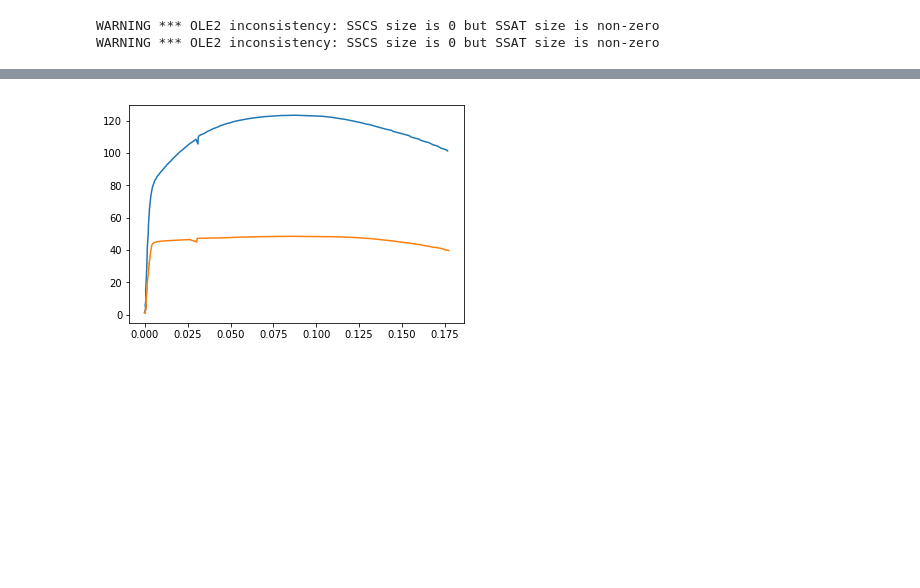
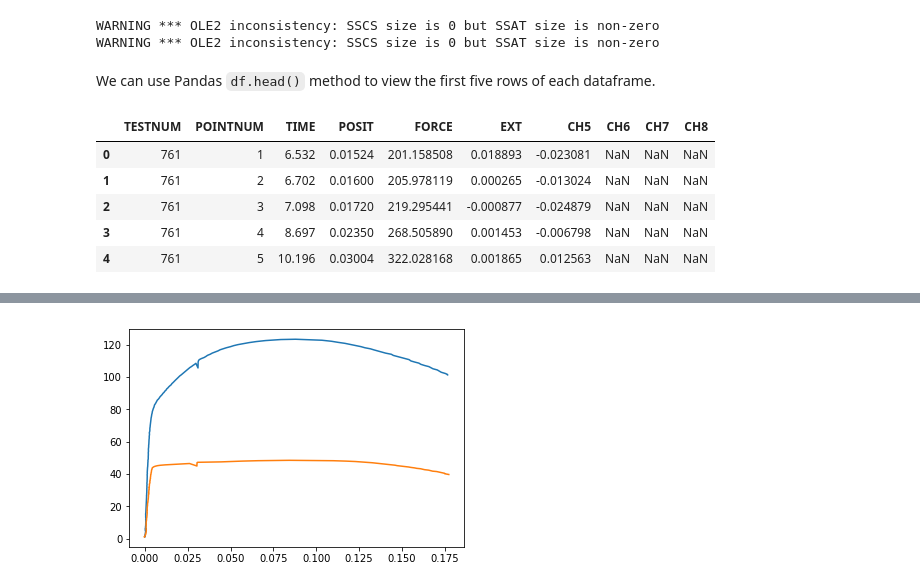
Before and after one commit to ProfessorKazarinoff/staticsite, a Jupyter notebook: content/code/matplotlib_plots/stress_strain_curves/stress_strain_curve_with_inset_elastic_region.ipynb, the cells around one changed output, grey strips where cells are left out. Cells and saved outputs as stored; diff of their text form; code cells hidden in the pictures; blank space fills up the shorter version.

````diff
--- a/content/code/matplotlib_plots/stress_strain_curves/stress_strain_curve_with_inset_elastic_region.ipynb
+++ b/content/code/matplotlib_plots/stress_strain_curves/stress_strain_curve_with_inset_elastic_region.ipynb
@@ -9,3 +83,14 @@ al_df = pd.read_excel("steel1045.xls")
 # %% [output]
 WARNING *** OLE2 inconsistency: SSCS size is 0 but SSAT size is non-zero
 WARNING *** OLE2 inconsistency: SSCS size is 0 but SSAT size is non-zero
+# %% [markdown]
+We can use Pandas ```df.head()``` method to view the first five rows of each dataframe.
+# %%
+steel_df.head()
+# %% [output]
+|  | TESTNUM | POINTNUM | TIME | POSIT | FORCE | EXT | CH5 | CH6 | CH7 | CH8 |
+| 0 | 761 | 1 | 6.532 | 0.01524 | 201.158508 | 0.018893 | -0.023081 | NaN | NaN | NaN |
+| 1 | 761 | 2 | 6.702 | 0.01600 | 205.978119 | 0.000265 | -0.013024 | NaN | NaN | NaN |
+| 2 | 761 | 3 | 7.098 | 0.01720 | 219.295441 | -0.000877 | -0.024879 | NaN | NaN | NaN |
+| 3 | 761 | 4 | 8.697 | 0.02350 | 268.505890 | 0.001453 | -0.006798 | NaN | NaN | NaN |
+| 4 | 761 | 5 | 10.196 | 0.03004 | 322.028168 | 0.001865 | 0.012563 | NaN | NaN | NaN |
````
Also changed, not shown: parts of 10 cells of this notebook, 3 other files.
